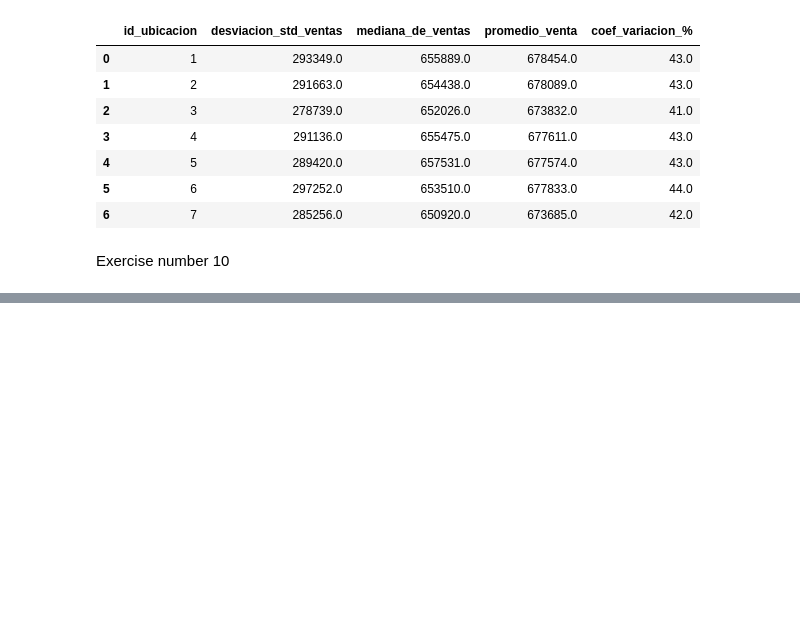
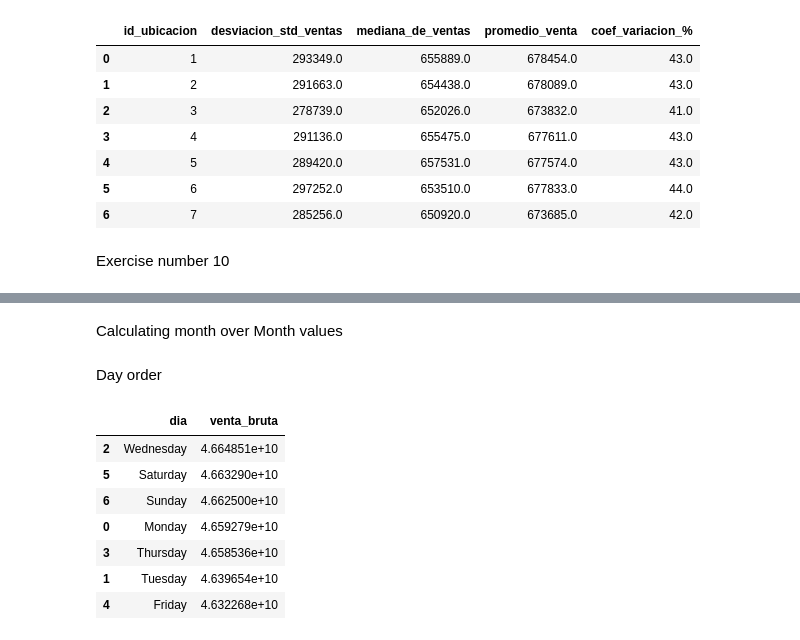
Before and after one commit to pegujosi/stellantis-sales-audit-engine, a Jupyter notebook: notebooks/Practice_d2.ipynb, the cells around one changed output, grey strips where cells are left out. Cells and saved outputs as stored; diff of their text form; code cells hidden in the pictures; blank space fills up the shorter version.

```diff
--- a/notebooks/Practice_d2.ipynb
+++ b/notebooks/Practice_d2.ipynb
@@ -125 +141,6 @@ Exercise number 10
+# %%
+month_order = ['January','February','March', 'April','May','June', 'July', 'August','September','October','November','December' ]
+df['mes'] = pd.Categorical(df['mes'], categories=month_order, ordered=True)
+# %% [markdown]
+Calculating month over Month values
 # %%
@@ -126,0 +151,17 @@ tendencia_MoM =
+# %% [markdown]
+Day order
+# %%
+day_order = ['Monday', 'Tuesday', 'Wednesday', 'Thursday','Friday','Saturday','Sunday']
+df['dia'] = pd.Categorical(df['dia'], categories=day_order, ordered=True)
+# %%
+tendencia_dia = df.groupby(['dia'])['venta_bruta'].sum().reset_index().sort_values('venta_bruta', ascending=False)
+tendencia_dia.head(10)
+# %% [output]
+|  | dia | venta_bruta |
+| 2 | Wednesday | 4.664851e+10 |
+| 5 | Saturday | 4.663290e+10 |
+| 6 | Sunday | 4.662500e+10 |
+| 0 | Monday | 4.659279e+10 |
+| 3 | Thursday | 4.658536e+10 |
+| 1 | Tuesday | 4.639654e+10 |
+| 4 | Friday | 4.632268e+10 |
```
Also changed, not shown: parts of 9 cells of this notebook, 1 other file.
